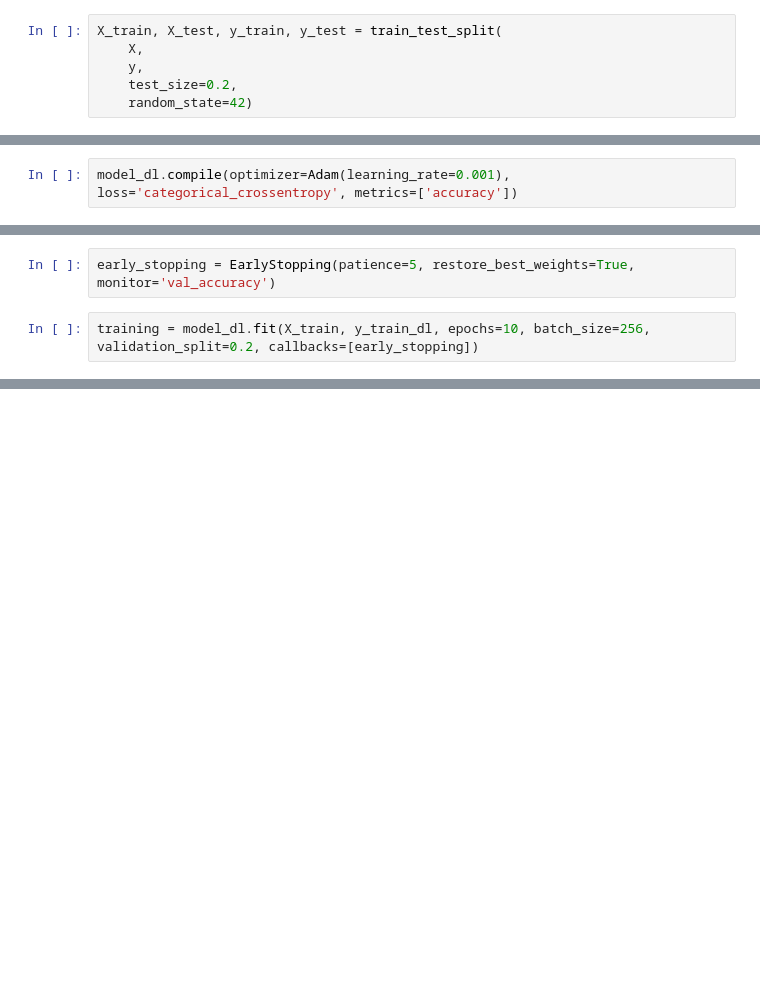
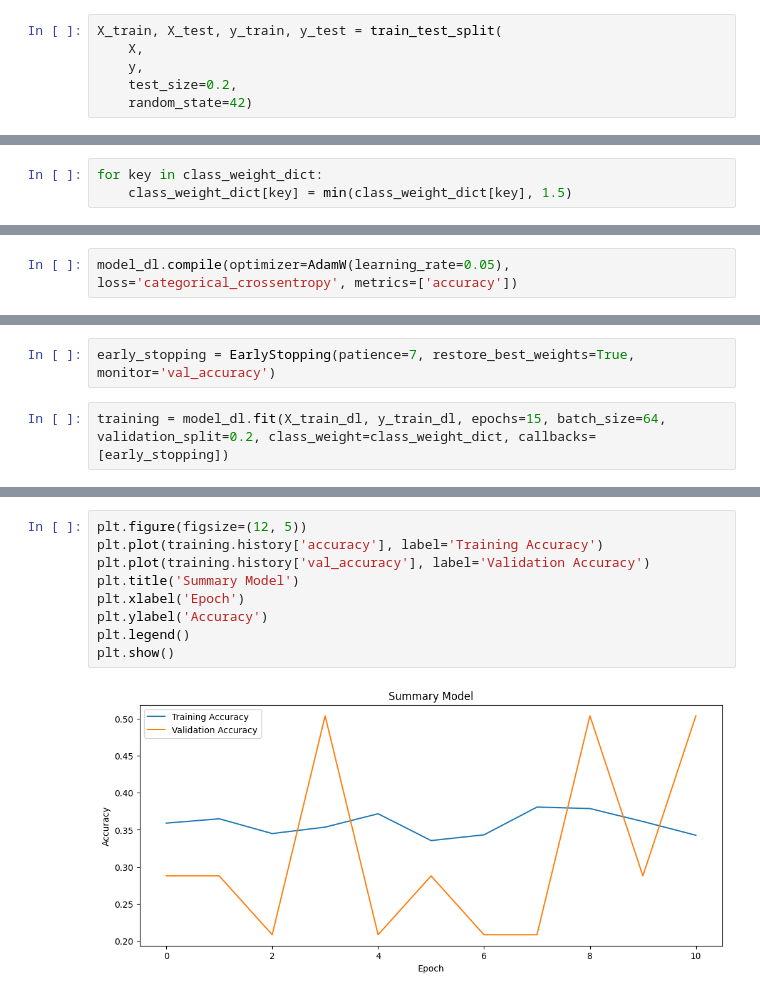
Before and after one commit to kresnaj/capstone-ml, a Jupyter notebook: training.ipynb, the cells around one changed output, grey strips where cells are left out. Cells and saved outputs as stored; diff of their text form; blank space fills up the shorter version.

```diff
--- a/training.ipynb
+++ b/training.ipynb
@@ -92,0 +157,3 @@ model_dl = Sequential([
+# %%
+for key in class_weight_dict:
+    class_weight_dict[key] = min(class_weight_dict[key], 1.5)
@@ -125,5 +204,5 @@ Akurasi Testing: 0.4540
 # %%
-model_dl.compile(optimizer=Adam(learning_rate=0.001), loss='categorical_crossentropy', metrics=['accuracy'])
+model_dl.compile(optimizer=AdamW(learning_rate=0.05), loss='categorical_crossentropy', metrics=['accuracy'])
 # %%
 model_dl.summary()
 # %% [output]
@@ -148,7 +228,7 @@ Model: "sequential_2"
  Trainable params: 0 (0.00 B)
  Non-trainable params: 0 (0.00 B)
 # %%
-early_stopping = EarlyStopping(patience=5, restore_best_weights=True, monitor='val_accuracy')
+early_stopping = EarlyStopping(patience=7, restore_best_weights=True, monitor='val_accuracy')
 # %%
-training = model_dl.fit(X_train, y_train_dl, epochs=10, batch_size=256, validation_split=0.2, callbacks=[early_stopping])
+training = model_dl.fit(X_train_dl, y_train_dl, epochs=15, batch_size=64, validation_split=0.2, class_weight=class_weight_dict, callbacks=[early_stopping])
 # %% [output]
@@ -166,0 +252,11 @@ Epoch 6/10
+# %%
+plt.figure(figsize=(12, 5))
+plt.plot(training.history['accuracy'], label='Training Accuracy')
+plt.plot(training.history['val_accuracy'], label='Validation Accuracy')
+plt.title('Summary Model')
+plt.xlabel('Epoch')
+plt.ylabel('Accuracy')
+plt.legend()
+plt.show()
+# %% [output]
+[figure, added]
```
Also changed, not shown: parts of 35 cells of this notebook.
